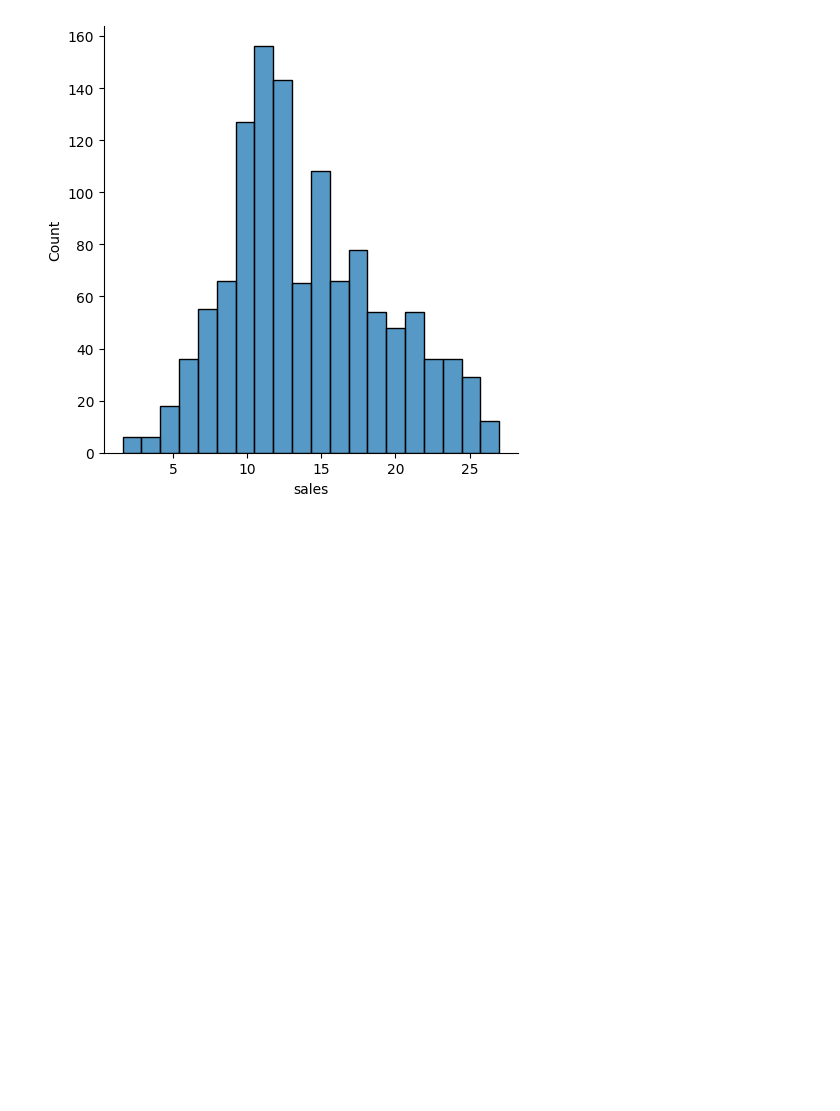
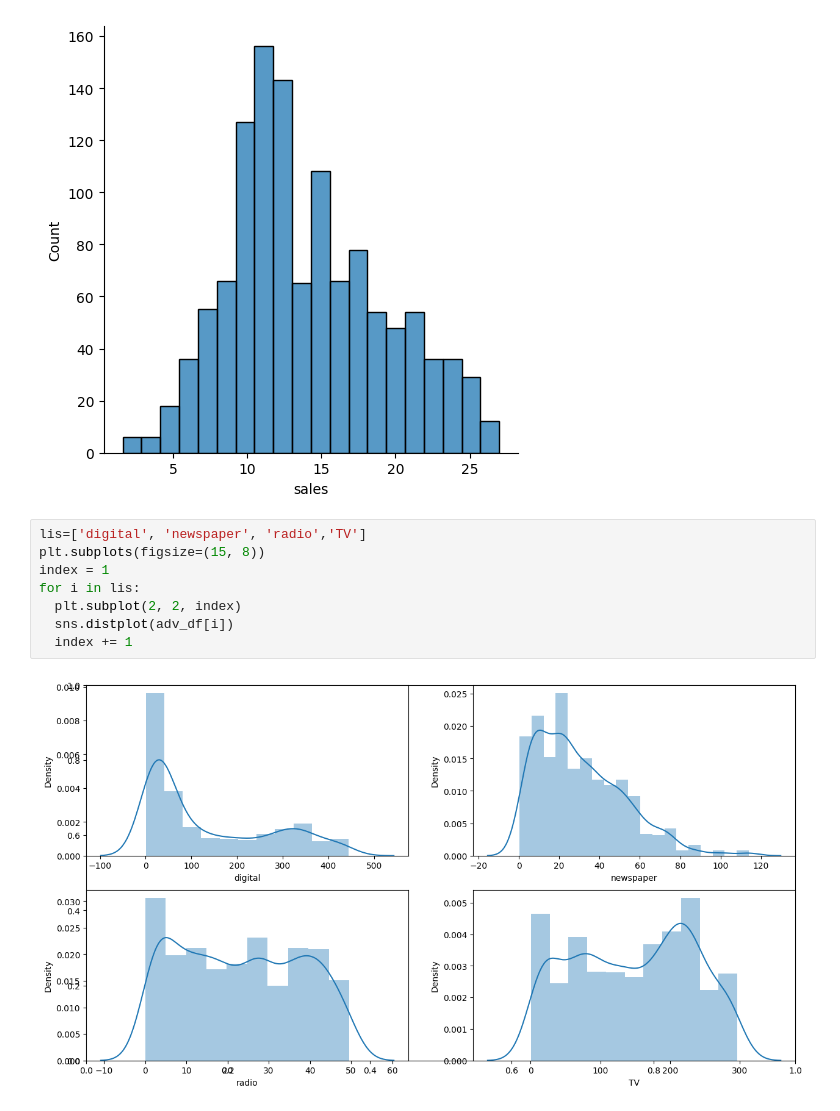
Before and after one commit to esyakov/low-code-book-projects, a Jupyter notebook: Chapter_4.ipynb, the cells around one changed output. Saved outputs shown, nothing was run; the diff lists cells and outputs as text; blank space fills up the shorter version.

```diff
--- a/Chapter_4.ipynb
+++ b/Chapter_4.ipynb
@@ -151,3 +151,13 @@ sns.displot(adv_df, x="sales")
 # %% [output]
 <seaborn.axisgrid.FacetGrid at 0x...>
 [figure]
+# %%
+lis=['digital', 'newspaper', 'radio','TV']
+plt.subplots(figsize=(15, 8))
+index = 1
+for i in lis:
+  plt.subplot(2, 2, index)
+  sns.distplot(adv_df[i])
+  index += 1
+# %% [output]
+[figure, added]
```
Also changed, not shown: parts of 1 cell of this notebook.
